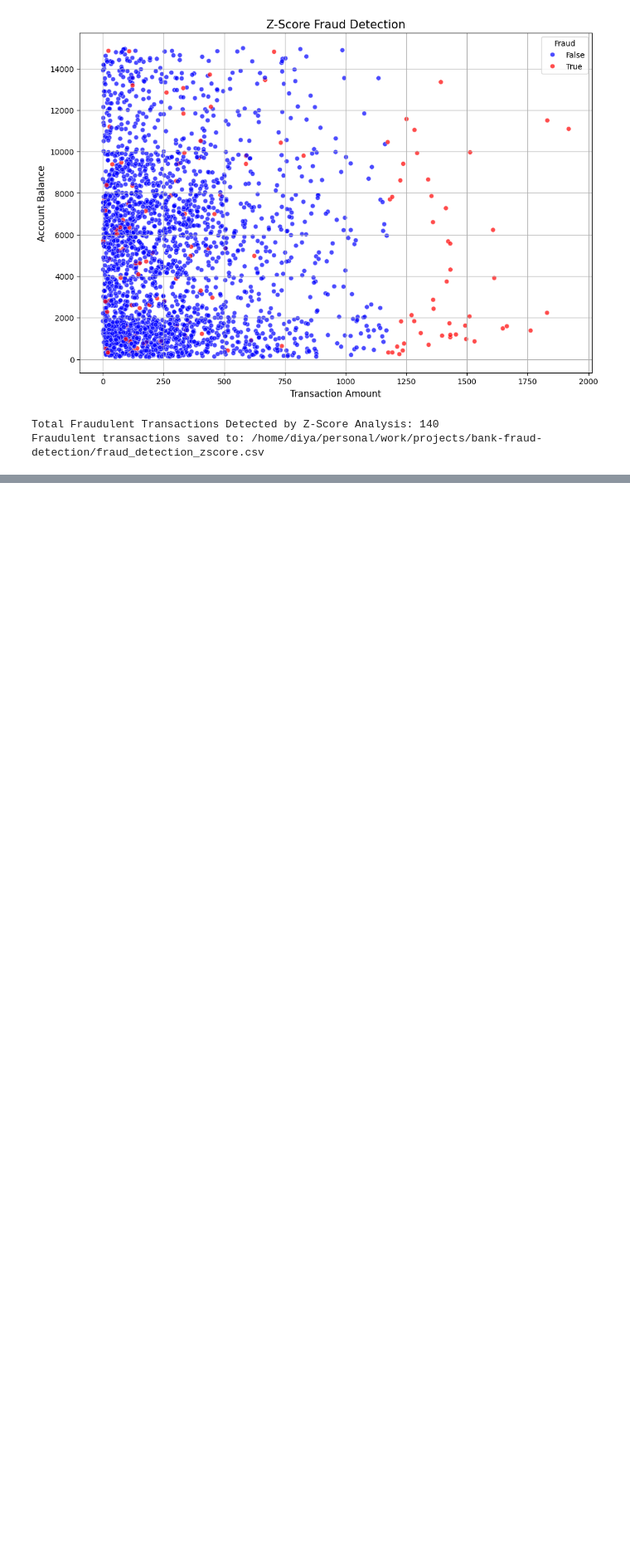
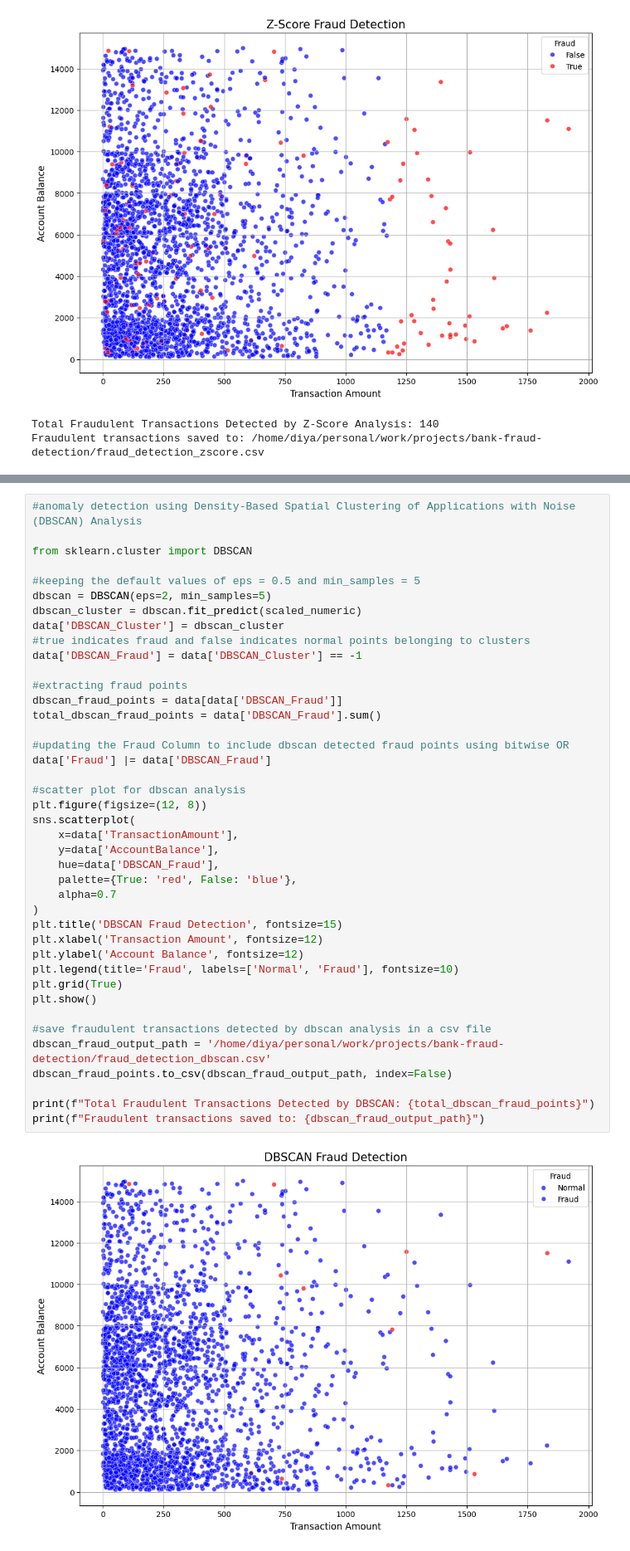
Before and after one commit to di-zz389/banking-threat-detection-system, a Jupyter notebook: bank-fraud-detection.ipynb, the cells around one changed output, grey strips where cells are left out. Shown at 83% size. Saved outputs shown, nothing was run; the diff lists cells and outputs as text; blank space fills up the shorter version.

Commit message:
DBSCAN Analysis

```diff
--- a/bank-fraud-detection.ipynb
+++ b/bank-fraud-detection.ipynb
@@ -443 +443,44 @@ Total Fraudulent Transactions Detected using Isolation Forest): 126
 Fraudulent transactions saved to: /home/diya/personal/work/projects/bank-fraud-detection/fraud_detection_forest.csv
+# %%
+#anomaly detection using Density-Based Spatial Clustering of Applications with Noise (DBSCAN) Analysis
+
+from sklearn.cluster import DBSCAN
+
+#keeping the default values of eps = 0.5 and min_samples = 5
+dbscan = DBSCAN(eps=2, min_samples=5)
+dbscan_cluster = dbscan.fit_predict(scaled_numeric)
+data['DBSCAN_Cluster'] = dbscan_cluster
+#true indicates fraud and false indicates normal points belonging to clusters
+data['DBSCAN_Fraud'] = data['DBSCAN_Cluster'] == -1
+
+#extracting fraud points
+dbscan_fraud_points = data[data['DBSCAN_Fraud']]
+total_dbscan_fraud_points = data['DBSCAN_Fraud'].sum()
+
+#updating the Fraud Column to include dbscan detected fraud points using bitwise OR
+data['Fraud'] |= data['DBSCAN_Fraud']
+
+#scatter plot for dbscan analysis
+plt.figure(figsize=(12, 8))
+sns.scatterplot(
+    x=data['TransactionAmount'],
+    y=data['AccountBalance'],
+    hue=data['DBSCAN_Fraud'],
+    palette={True: 'red', False: 'blue'},
+    alpha=0.7
+)
+plt.title('DBSCAN Fraud Detection', fontsize=15)
+plt.xlabel('Transaction Amount', fontsize=12)
+plt.ylabel('Account Balance', fontsize=12)
+plt.legend(title='Fraud', labels=['Normal', 'Fraud'], fontsize=10)
+plt.grid(True)
+plt.show()
+
+#save fraudulent transactions detected by dbscan analysis in a csv file
+dbscan_fraud_output_path = '/home/diya/personal/work/projects/bank-fraud-detection/fraud_detection_dbscan.csv'
+dbscan_fraud_points.to_csv(dbscan_fraud_output_path, index=False)
+
+print(f"Total Fraudulent Transactions Detected by DBSCAN: {total_dbscan_fraud_points}")
+print(f"Fraudulent transactions saved to: {dbscan_fraud_output_path}")
+# %% [output]
+[figure, added]
```
Also changed, not shown: parts of 2 cells of this notebook, 4 other files.
